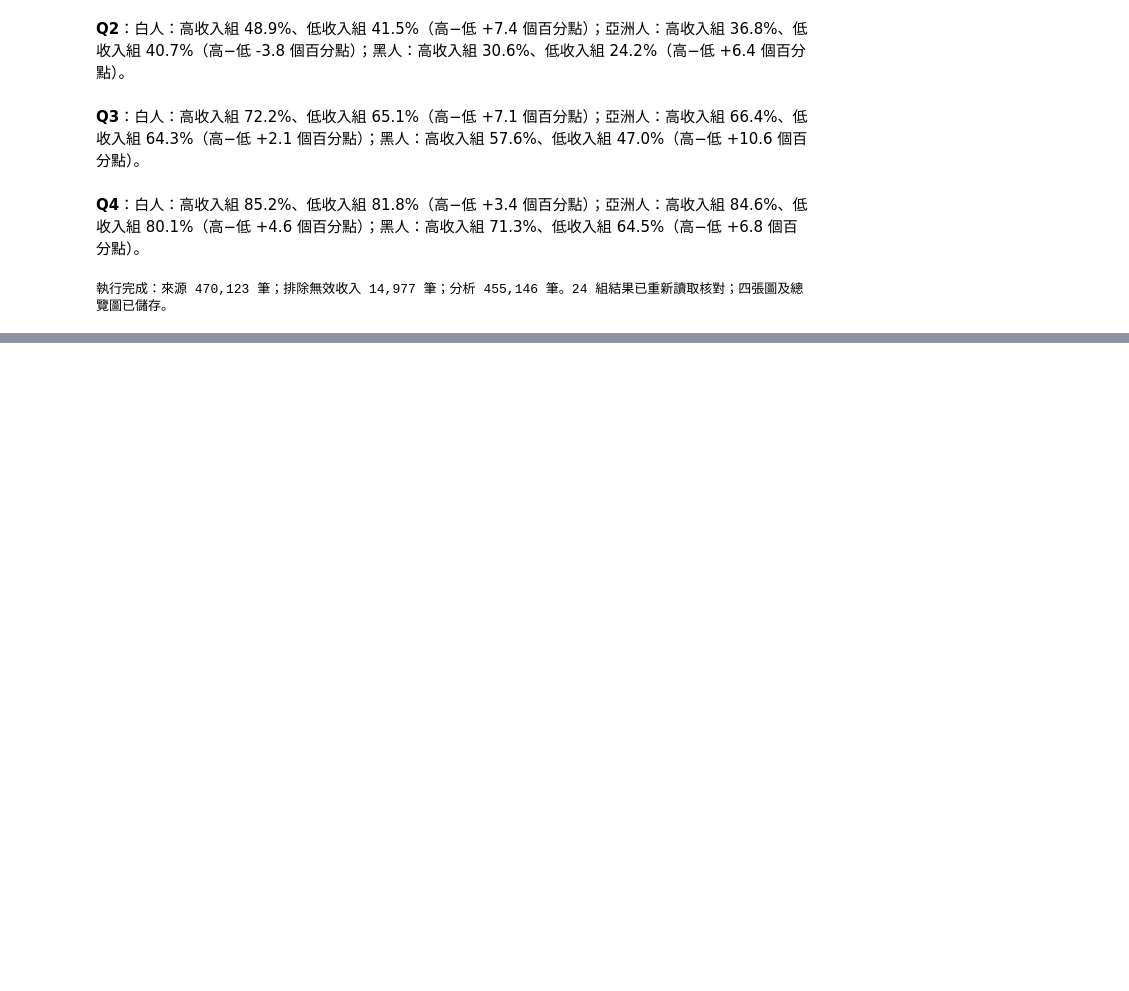
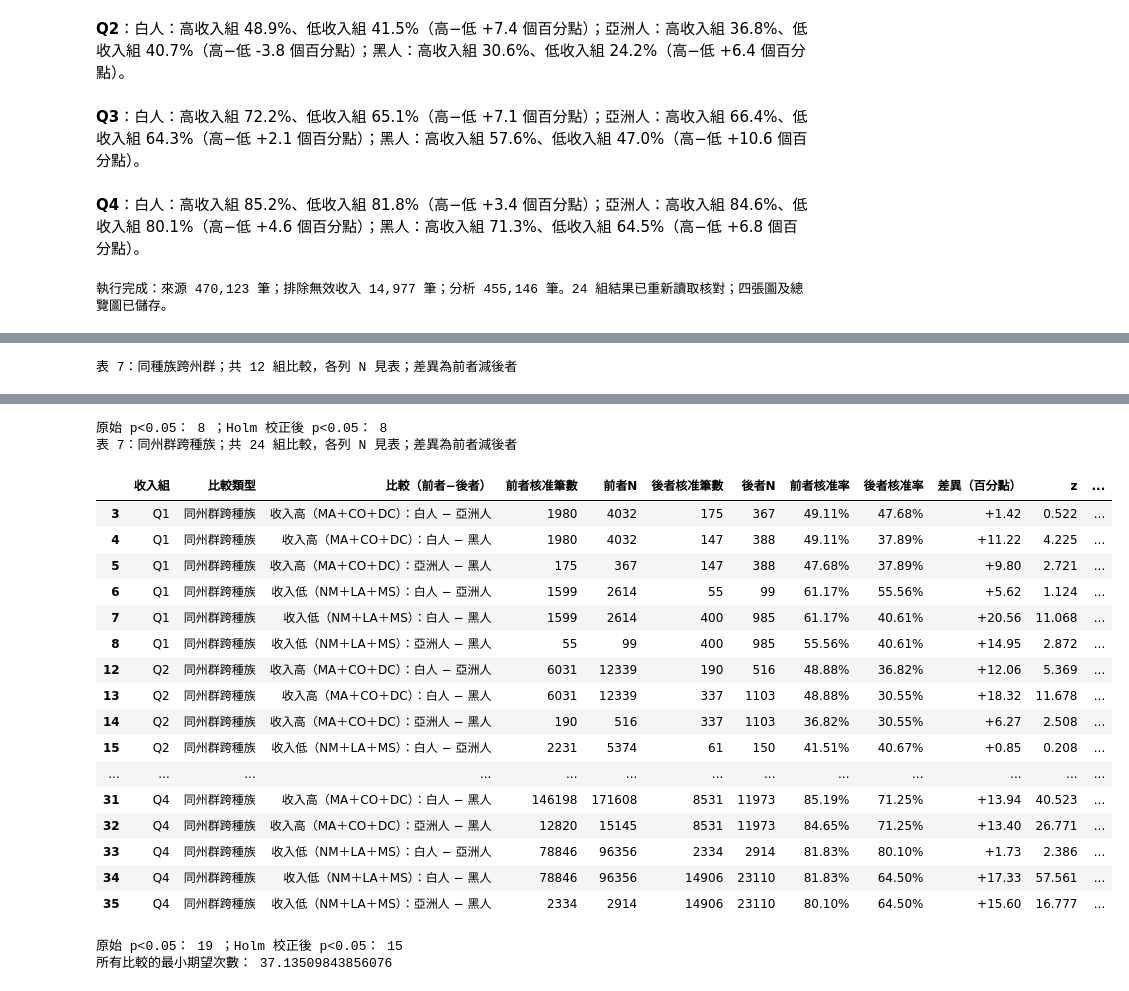
Before and after one commit to kuooo23/DSSI2026-group-4, a Jupyter notebook: econ-5166-student-kit/finding/income_groups_mortgage_approval.ipynb, the cells around one changed output, grey strips where cells are left out. Cells and saved outputs as stored; diff of their text form; code cells hidden in the pictures; blank space fills up the shorter version.

```diff
--- a/econ-5166-student-kit/finding/income_groups_mortgage_approval.ipynb
+++ b/econ-5166-student-kit/finding/income_groups_mortgage_approval.ipynb
@@ -291,0 +302,55 @@ print(f'執行完成：來源 {len(df):,} 筆；排除無效收入 {(~finite).su
+# %%
+from itertools import combinations
+from math import erfc, sqrt
+
+# Two-sided pooled two-proportion z test; each application is treated as independent.
+rows=[]
+def compare(q, kind, label, a, b):
+    x1,n1,x2,n2=int(a.approved_n),int(a.n),int(b.approved_n),int(b.n)
+    p1,p2=x1/n1,x2/n2
+    pooled=(x1+x2)/(n1+n2)
+    se=sqrt(pooled*(1-pooled)*(1/n1+1/n2))
+    zstat=(p1-p2)/se
+    expected_min=min(n1*pooled,n1*(1-pooled),n2*pooled,n2*(1-pooled))
+    assert expected_min>=5, 'Small expected counts: use an exact test instead.'
+    rows.append({'收入組':q,'比較類型':kind,'比較（前者−後者）':label,
+                 '前者核准筆數':x1,'前者N':n1,'後者核准筆數':x2,'後者N':n2,
+                 '前者核准率':p1,'後者核准率':p2,'差異（百分點）':100*(p1-p2),
+                 'z':zstat,'p_value':erfc(abs(zstat)/sqrt(2)),
+                 '最小期望次數':expected_min})
+for q in ['Q1','Q2','Q3','Q4']:
+    for race,label in zip(races,race_labels):
+        compare(q,'同種族跨州群',label+'：'+group_labels[groups[0]]+' − '+group_labels[groups[1]],
+                summary.loc[(q,groups[0],race)],summary.loc[(q,groups[1],race)])
+    for group in groups:
+        for i,j in combinations(range(3),2):
+            compare(q,'同州群跨種族',group_labels[group]+'：'+race_labels[i]+' − '+race_labels[j],
+                    summary.loc[(q,group,races[i])],summary.loc[(q,group,races[j])])
+pvalue_results=pd.DataFrame(rows)
+# One Holm family contains all 36 comparisons within this figure.
+order=np.argsort(pvalue_results.p_value.to_numpy(),kind='stable')
+adjusted=np.empty(len(order))
+adjusted[order]=np.minimum(1,np.maximum.accumulate(
+    pvalue_results.p_value.to_numpy()[order]*(len(order)-np.arange(len(order)))))
+pvalue_results['p_holm']=adjusted
+pvalue_results['Holm後p<0.05']=pvalue_results.p_holm.lt(.05)
+assert len(pvalue_results)==36
+assert pvalue_results.p_holm.ge(pvalue_results.p_value-1e-15).all()
+pvalue_results.to_csv(assets/'p_values.csv',index=False)
+saved_p=pd.read_csv(assets/'p_values.csv')
+assert len(saved_p)==36 and np.allclose(saved_p.p_holm,pvalue_results.p_holm)
+for kind in ['同種族跨州群','同州群跨種族']:
+    table=pvalue_results.loc[pvalue_results['比較類型'].eq(kind)]
+    print(f'表 7：{kind}；共 {len(table)} 組比較，各列 N 見表；差異為前者減後者')
+    formatted=table.copy()
+    for col,fmt in {'前者核准率':'{:.2%}','後者核准率':'{:.2%}',
+        '差異（百分點）':'{:+.2f}','z':'{:.3f}','p_value':'{:.4g}',
+        'p_holm':'{:.4g}','最小期望次數':'{:.2f}'}.items():
+        formatted[col]=formatted[col].map(fmt.format)
+    with pd.option_context('display.max_columns',None,'display.max_rows',None):
+        display(formatted)
+    print('原始 p<0.05：',int(table.p_value.lt(.05).sum()),
+          '；Holm 校正後 p<0.05：',int(table.p_holm.lt(.05).sum()))
+print('所有比較的最小期望次數：',pvalue_results['最小期望次數'].min())
+# %% [output]
+表 7：同種族跨州群；共 12 組比較，各列 N 見表；差異為前者減後者
@@ -291,0 +370,21 @@ print(f'執行完成：來源 {len(df):,} 筆；排除無效收入 {(~finite).su
+原始 p<0.05： 8 ；Holm 校正後 p<0.05： 8
+表 7：同州群跨種族；共 24 組比較，各列 N 見表；差異為前者減後者
+|  | 收入組 | 比較類型 | 比較（前者−後者） | 前者核准筆數 | 前者N | 後者核准筆數 | 後者N | 前者核准率 | 後者核准率 | 差異（百分點） | z | ... |
+| 3 | Q1 | 同州群跨種族 | 收入高（MA＋CO＋DC）：白人 − 亞洲人 | 1980 | 4032 | 175 | 367 | 49.11% | 47.68% | +1.42 | 0.522 | ... |
+| 4 | Q1 | 同州群跨種族 | 收入高（MA＋CO＋DC）：白人 − 黑人 | 1980 | 4032 | 147 | 388 | 49.11% | 37.89% | +11.22 | 4.225 | ... |
+| 5 | Q1 | 同州群跨種族 | 收入高（MA＋CO＋DC）：亞洲人 − 黑人 | 175 | 367 | 147 | 388 | 47.68% | 37.89% | +9.80 | 2.721 | ... |
+| 6 | Q1 | 同州群跨種族 | 收入低（NM＋LA＋MS）：白人 − 亞洲人 | 1599 | 2614 | 55 | 99 | 61.17% | 55.56% | +5.62 | 1.124 | ... |
+| 7 | Q1 | 同州群跨種族 | 收入低（NM＋LA＋MS）：白人 − 黑人 | 1599 | 2614 | 400 | 985 | 61.17% | 40.61% | +20.56 | 11.068 | ... |
+| 8 | Q1 | 同州群跨種族 | 收入低（NM＋LA＋MS）：亞洲人 − 黑人 | 55 | 99 | 400 | 985 | 55.56% | 40.61% | +14.95 | 2.872 | ... |
+| 12 | Q2 | 同州群跨種族 | 收入高（MA＋CO＋DC）：白人 − 亞洲人 | 6031 | 12339 | 190 | 516 | 48.88% | 36.82% | +12.06 | 5.369 | ... |
+| 13 | Q2 | 同州群跨種族 | 收入高（MA＋CO＋DC）：白人 − 黑人 | 6031 | 12339 | 337 | 1103 | 48.88% | 30.55% | +18.32 | 11.678 | ... |
+| 14 | Q2 | 同州群跨種族 | 收入高（MA＋CO＋DC）：亞洲人 − 黑人 | 190 | 516 | 337 | 1103 | 36.82% | 30.55% | +6.27 | 2.508 | ... |
+| 15 | Q2 | 同州群跨種族 | 收入低（NM＋LA＋MS）：白人 − 亞洲人 | 2231 | 5374 | 61 | 150 | 41.51% | 40.67% | +0.85 | 0.208 | ... |
+| ... | ... | ... | ... | ... | ... | ... | ... | ... | ... | ... | ... | ... |
+| 31 | Q4 | 同州群跨種族 | 收入高（MA＋CO＋DC）：白人 − 黑人 | 146198 | 171608 | 8531 | 11973 | 85.19% | 71.25% | +13.94 | 40.523 | ... |
+| 32 | Q4 | 同州群跨種族 | 收入高（MA＋CO＋DC）：亞洲人 − 黑人 | 12820 | 15145 | 8531 | 11973 | 84.65% | 71.25% | +13.40 | 26.771 | ... |
+| 33 | Q4 | 同州群跨種族 | 收入低（NM＋LA＋MS）：白人 − 亞洲人 | 78846 | 96356 | 2334 | 2914 | 81.83% | 80.10% | +1.73 | 2.386 | ... |
+| 34 | Q4 | 同州群跨種族 | 收入低（NM＋LA＋MS）：白人 − 黑人 | 78846 | 96356 | 14906 | 23110 | 81.83% | 64.50% | +17.33 | 57.561 | ... |
+| 35 | Q4 | 同州群跨種族 | 收入低（NM＋LA＋MS）：亞洲人 − 黑人 | 2334 | 2914 | 14906 | 23110 | 80.10% | 64.50% | +15.60 | 16.777 | ... |
+原始 p<0.05： 19 ；Holm 校正後 p<0.05： 15
+所有比較的最小期望次數： 37.13509843856076
```
Also changed, not shown: parts of 4 cells of this notebook, 11 other files.
